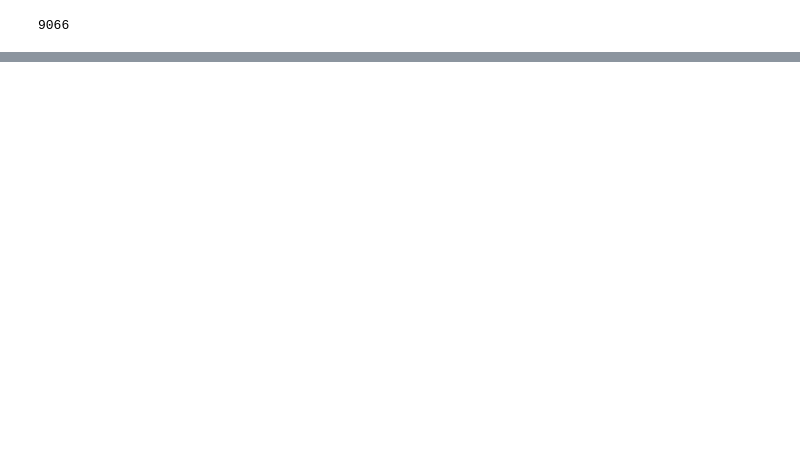
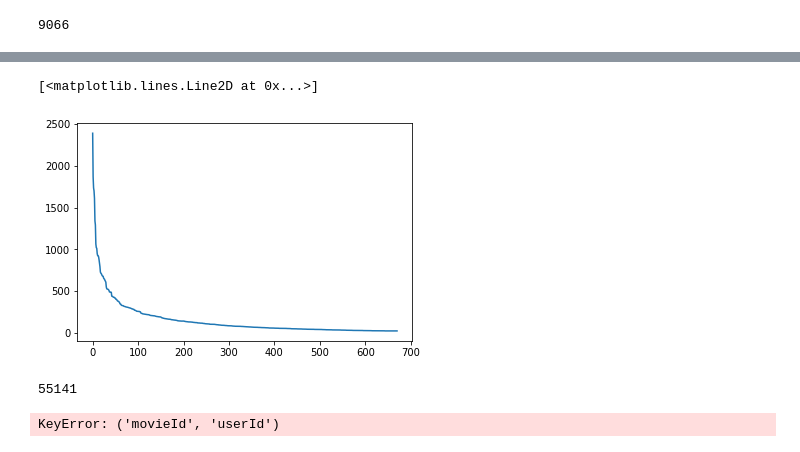
Before and after one commit to satyatumati/Collaborative-Filtering, a Jupyter notebook: Project 3_v1.ipynb, the cells around one changed output, grey strips where cells are left out. Cells and saved outputs as stored; diff of their text form; code cells hidden in the pictures; blank space fills up the shorter version.

```diff
--- a/Project 3_v1.ipynb
+++ b/Project 3_v1.ipynb
@@ -29,0 +54,13 @@ dictionary = dict(zip(counts_elements,unique_elements))
+# %%
+plt.plot(range(0,len(user_ratings_dict.keys())), sorted(user_ratings_dict.values(),reverse=True))
+# %% [output]
+[<matplotlib.lines.Line2D at 0x...>]
+[figure, added]
+# %%
+sum(sorted(user_ratings_dict.values(),reverse=True)[:100])
+# %% [output]
+55141
+# %%
+dataset['movieId','userId']
+# %% [output]
+KeyError: ('movieId', 'userId')
```
Also changed, not shown: parts of 11 cells of this notebook, 8 other files.
